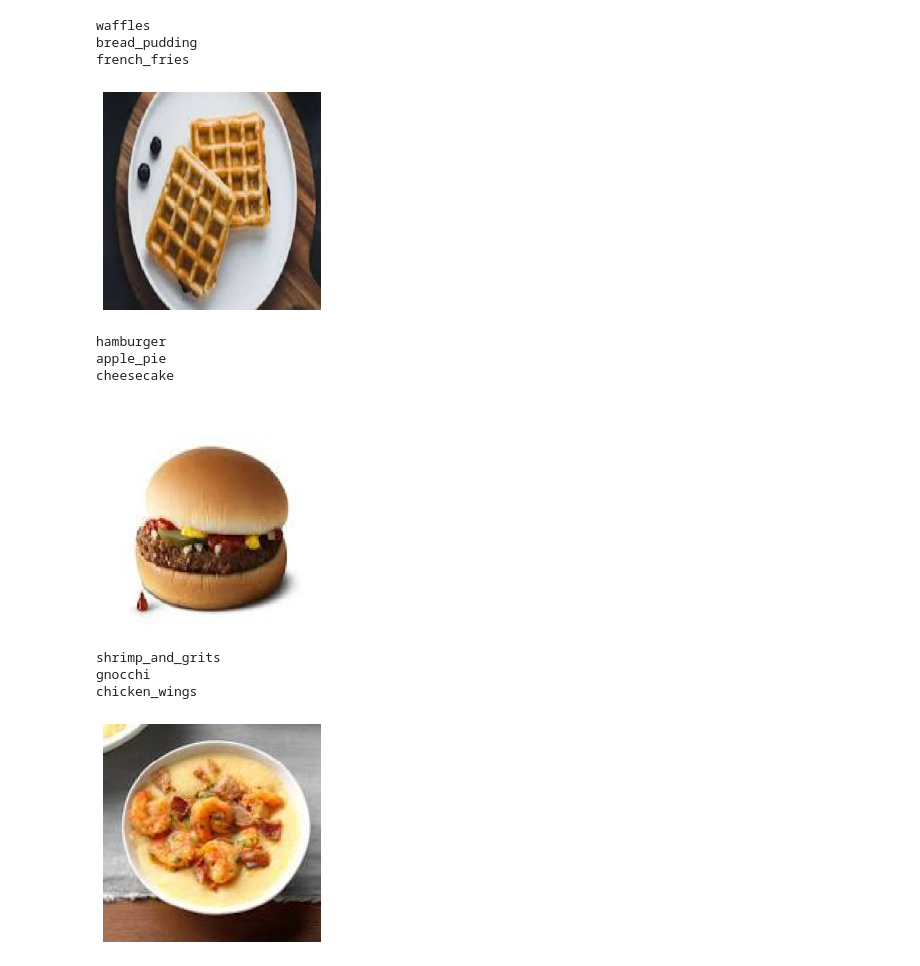
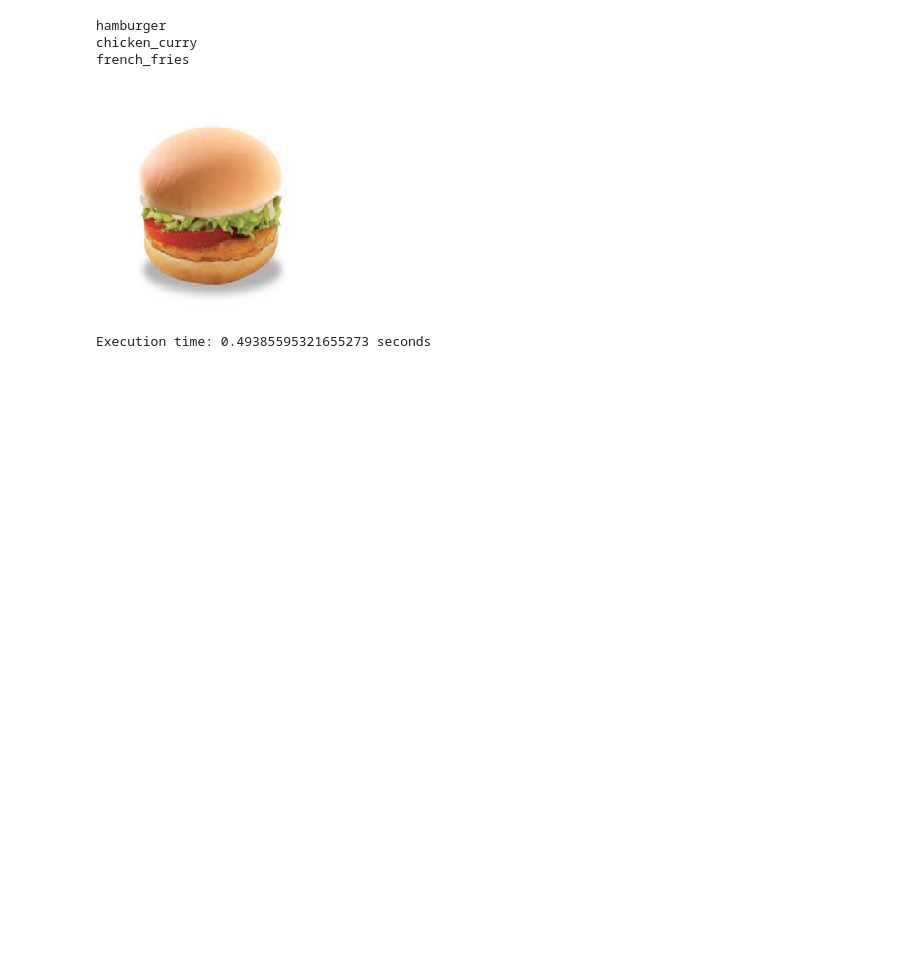
Before and after one commit to Bahanbaku-Official/bahanbaku-ml, a Jupyter notebook: notebooks/try_model.ipynb, the cells around one changed output. Cells and saved outputs as stored; diff of their text form; code cells hidden in the pictures; blank space fills up the shorter version.

Commit message:
measure time execution

```diff
--- a/notebooks/try_model.ipynb
+++ b/notebooks/try_model.ipynb
@@ -30,0 +24,6 @@ drive.mount('/content/drive')
+# %%
+%%time
+# Load saved model to make predictions
+
+K.clear_session()
+model = load_model('/content/drive/MyDrive/Google_Bangkit/capstone/model_25_classes',compile = False)
@@ -61,19 +65,17 @@ for food in food_list:
 # %%
+import time
 images = []
-images.append('/content/drive/MyDrive/Colab Notebooks/waffle.jpeg') #image path
-images.append('/content/drive/MyDrive/Colab Notebooks/hamburger.jpeg') #image path
-images.append('/content/drive/MyDrive/Colab Notebooks/shrimp_and_grits.jpeg') #image path
+# images.append('/content/drive/MyDrive/Colab Notebooks/waffle.jpeg') #image path
+# images.append('/content/drive/MyDrive/Colab Notebooks/hamburger.jpeg') #image path
+images.append('/content/hamburger.jpeg') #image path
+st = time.time()
 predict_class(model, images, True)
+et = time.time()
+elapsed_time = et - st
+print('Execution time:', elapsed_time, 'seconds')
 # %% [output]
-waffles
-bread_pudding
+hamburger
+chicken_curry
 french_fries
-[figure, old version]
+[figure, new version]
-hamburger
-apple_pie
-cheesecake
+Execution time: 0.49385595321655273 seconds
-[figure, removed]
-shrimp_and_grits
-gnocchi
-chicken_wings
-[figure, removed]
```
Also changed, not shown: parts of 4 cells of this notebook.
